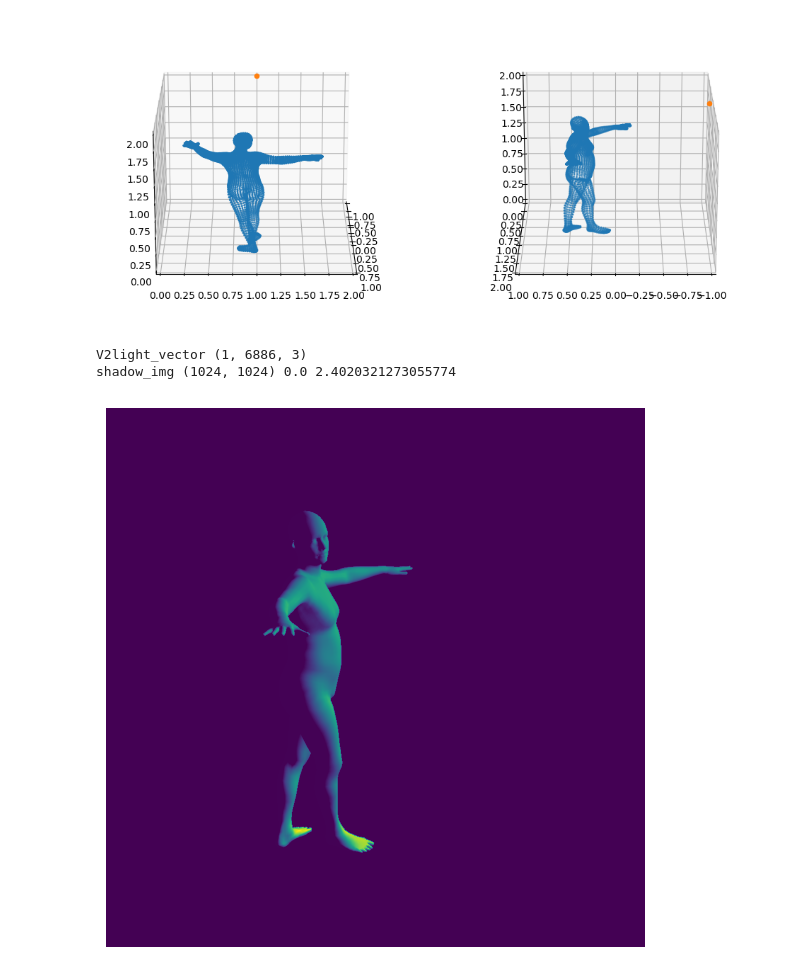
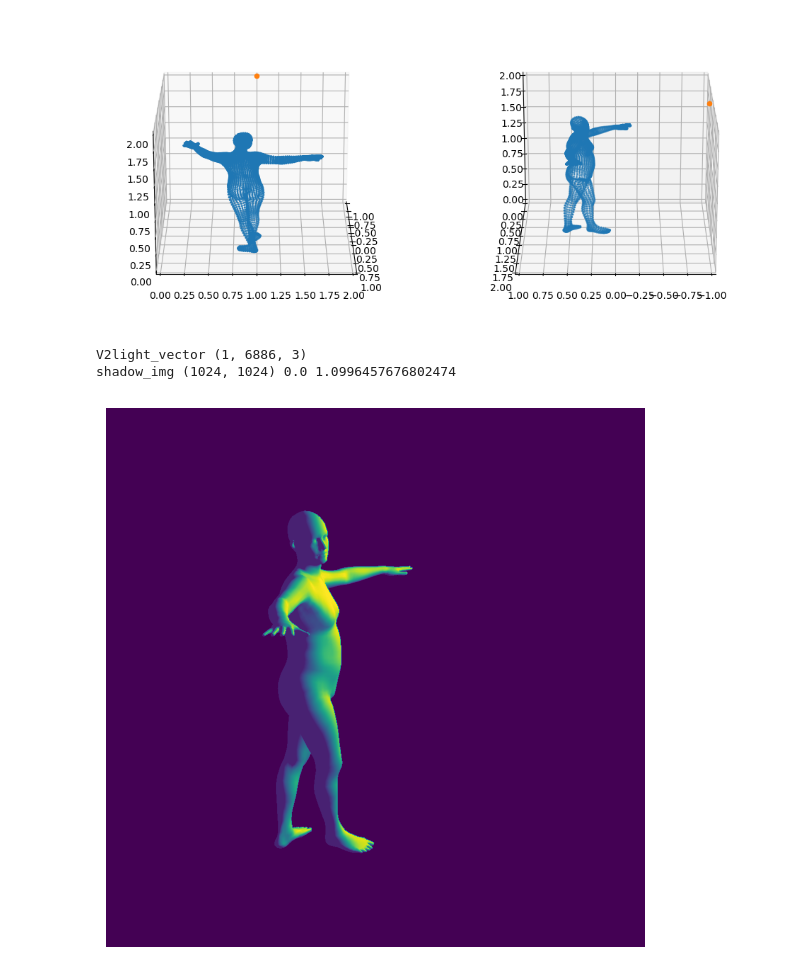
Before and after one commit to jutanke/naive_rasterizer, a Jupyter notebook: samples/shading.ipynb, the cells around one changed output. Drawn from its saved outputs; the diff is of its cells as text; code cells hidden in the pictures.

```diff
--- a/samples/shading.ipynb
+++ b/samples/shading.ipynb
@@ -80,21 +80,21 @@ plt.show()
 # %%
 material = Material(
     specular_reflection_constant=0,
     diffuse_reflection_constant=1.0,
     ambient_reflection_constant=0.1,
     shininess=0.
 )
 
-shadow_img = shading(V, F, cam, [light1], material, ambinent_light=0.1)
+shadow_img = shading(V, F, cam, [light1], material, ambinent_light=1.0)
 print("shadow_img", shadow_img.shape, np.min(shadow_img), np.max(shadow_img))
 
 
 fig = plt.figure(figsize=(7, 7))
 ax = fig.add_subplot(111)
 ax.imshow(shadow_img)
 ax.axis('off')
 plt.show()
 # %% [output]
 V2light_vector (1, 6886, 3)
-shadow_img (1024, 1024) 0.0 2.4020321273055774
+shadow_img (1024, 1024) 0.0 1.0996457676802474
-[figure, old version]
+[figure, new version]
```
Also changed, not shown: 1 other file.
